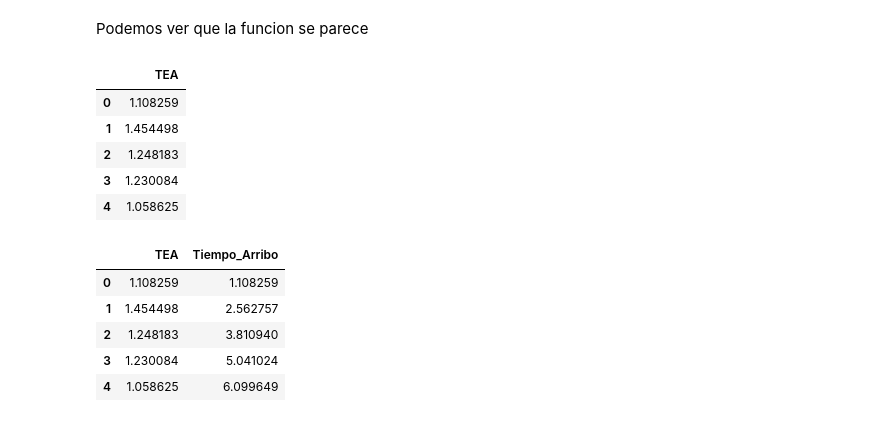
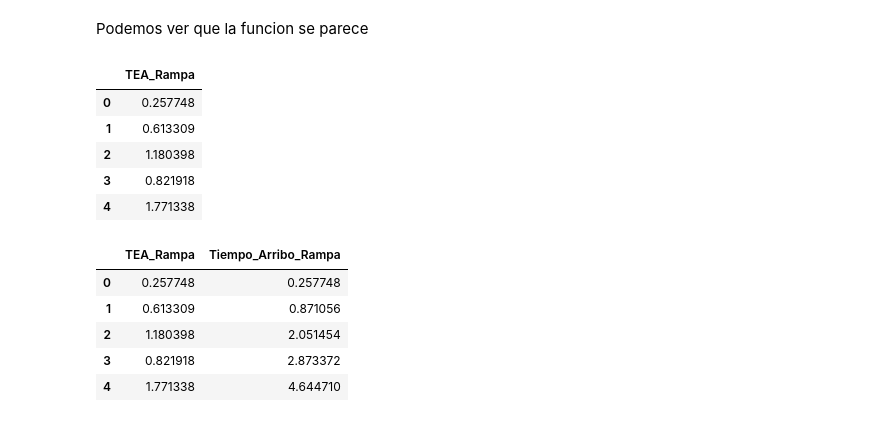
Before and after one commit to juankquintana/Simulacion-Python, a Jupyter notebook: Semana 5/Caso5.ipynb, the cells around one changed output. Drawn from its saved outputs; the diff is of its cells as text; code cells hidden in the pictures.

```diff
--- a/Semana 5/Caso5.ipynb
+++ b/Semana 5/Caso5.ipynb
@@ -183,25 +182,26 @@ No artists with labels found to put in legend.  Note that artists whose label st
 # %% [markdown]
 Podemos ver que la funcion se parece
 # %%
-df_Rampa = pd.DataFrame(resultados, columns=['TEA'])
+df_Rampa = pd.DataFrame(resultados, columns=['TEA_Rampa'])
 
 
 # Mostrar el DataFrame
 df_Rampa.head()
 # %% [output]
-|  | TEA |
-| 0 | 1.108259 |
-| 1 | 1.454498 |
-| 2 | 1.248183 |
-| 3 | 1.230084 |
-| 4 | 1.058625 |
+|  | TEA_Rampa |
+| 0 | 0.257748 |
+| 1 | 0.613309 |
+| 2 | 1.180398 |
+| 3 | 0.821918 |
+| 4 | 1.771338 |
 # %%
-df_Rampa['Tiempo_Arribo'] = df_Rampa['TEA'].cumsum()
+df_Rampa['Tiempo_Arribo_Rampa'] = df_Rampa['TEA_Rampa'].cumsum()
 df_Rampa.head()
+#df_Rampa.to_excel('tiempo_de_Rampa.xlsx', index=False)
 # %% [output]
-|  | TEA | Tiempo_Arribo |
-| 0 | 1.108259 | 1.108259 |
-| 1 | 1.454498 | 2.562757 |
-| 2 | 1.248183 | 3.810940 |
-| 3 | 1.230084 | 5.041024 |
-| 4 | 1.058625 | 6.099649 |
+|  | TEA_Rampa | Tiempo_Arribo_Rampa |
+| 0 | 0.257748 | 0.257748 |
+| 1 | 0.613309 | 0.871056 |
+| 2 | 1.180398 | 2.051454 |
+| 3 | 0.821918 | 2.873372 |
+| 4 | 1.771338 | 4.644710 |
```
Also changed, not shown: parts of 7 cells of this notebook.
